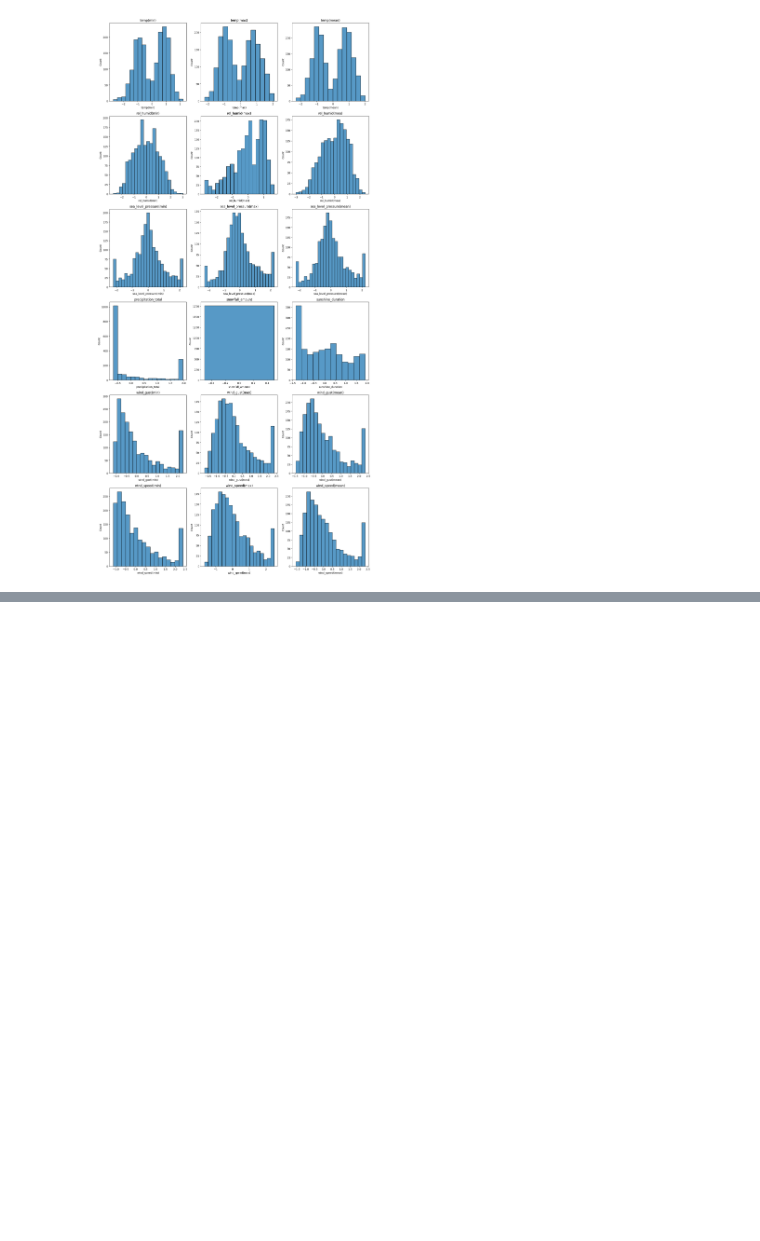
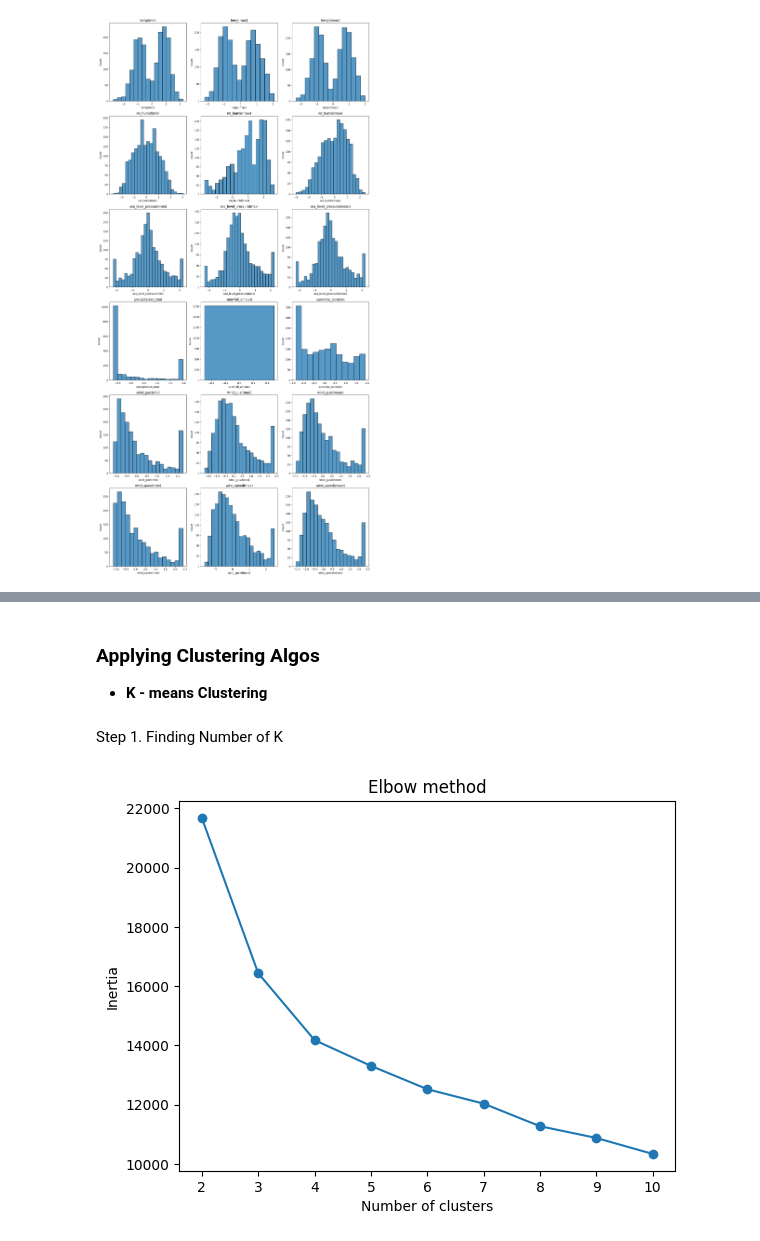
Before and after one commit to maazbinadnan/SCC-451-Final-Project, a Jupyter notebook: Task1.ipynb, the cells around one changed output, grey strips where cells are left out. Saved outputs shown, nothing was run; the diff lists cells and outputs as text; code cells hidden in the pictures; blank space fills up the shorter version.

Commit message:
Clustering Done

```diff
--- a/Task1.ipynb
+++ b/Task1.ipynb
@@ -220,9 +215,9 @@ plt.show()
 from sklearn.preprocessing import StandardScaler
 # %%
 scaler = StandardScaler()
-df_scaled = scaler.fit(df_capped)
+scaler.fit(df_capped)
 print(scaler.mean_)
-df_scaled=scaler.transform(df_capped)
+df_capped_scaled=scaler.transform(df_capped)
 # %% [output]
 [8.73877619e+00 1.67792982e+01 1.27173499e+01 5.40924560e+01
  8.70428247e+01 7.10425057e+01 1.01481526e+03 1.02038108e+03
@@ -230,5 +225,5 @@ df_scaled=scaler.transform(df_capped)
  6.35268282e+00 2.99338054e+01 1.69427761e+01 2.58992598e+00
  1.45912957e+01 8.08550437e+00]
 # %%
-df_scaled = pd.DataFrame(df_scaled, columns=df_capped.columns)
+df_capped_scaled = pd.DataFrame(df_capped_scaled, columns=df_capped.columns)
 # %%
@@ -260,9 +249,9 @@ plt.figure(figsize=(5*3, 5*9))
 rows = 9
 cols = 3
 
-for i, col in enumerate(df_scaled2.columns, 1):   # start index at 1
+for i, col in enumerate(df_capped_scaled.columns, 1):   # start index at 1
     plt.subplot(rows, cols, i)
-    sns.histplot(x=df_scaled2[col])
+    sns.histplot(x=df_capped_scaled[col])
     plt.title(f'{col}')
 
 plt.tight_layout()
@@ -271,0 +304,27 @@ plt.show()
+# %% [markdown]
+<h3>Applying Clustering Algos</h3>
+<ul>
+  <li><b>K - means Clustering</b></li>
+</ul>
+# %% [markdown]
+Step 1. Finding Number of K
+# %%
+from sklearn.cluster import KMeans
+from sklearn.metrics import silhouette_score
+
+inertias = []
+sil_score =[]
+for i in range(2,11):
+    kmeans = KMeans(n_clusters=i)
+    kmeans.fit(df_capped_scaled)
+    score = silhouette_score(df_capped_scaled,kmeans.labels_)
+    inertias.append(kmeans.inertia_)
+    sil_score.append(score)
+
+plt.plot(range(2,11), inertias, marker='o')
+plt.title('Elbow method')
+plt.xlabel('Number of clusters')
+plt.ylabel('Inertia')
+plt.show()
+# %% [output]
+[figure, added]
```
Also changed, not shown: parts of 25 cells of this notebook, 56 other files.
